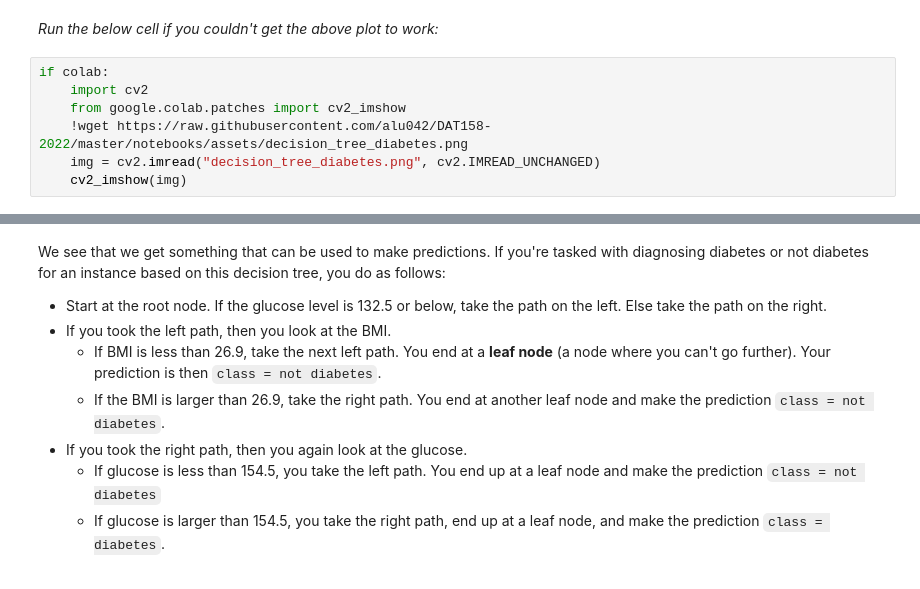
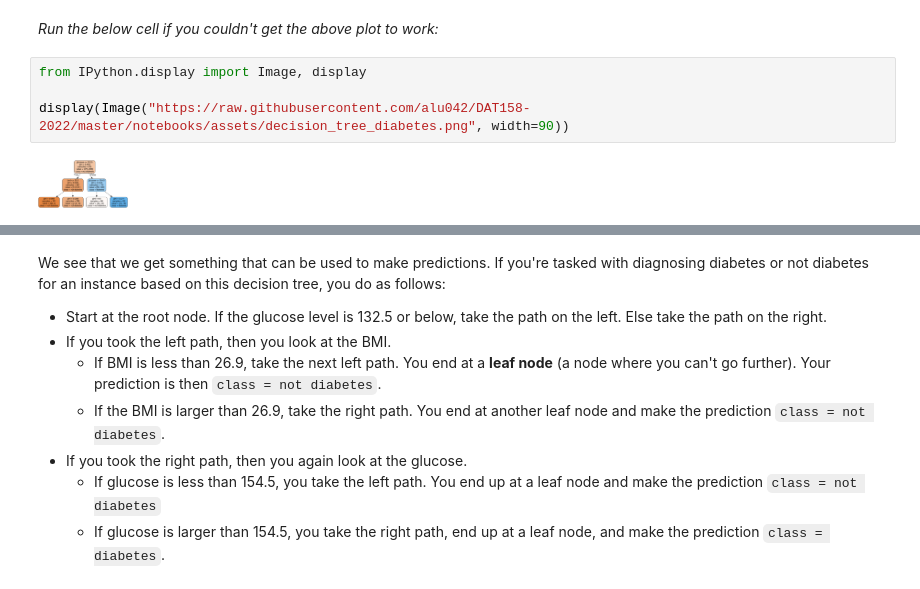
Before and after one commit to emberal/DAT158-2023, a Jupyter notebook: notebooks/DAT158-2.3-Decision_trees.ipynb, the cells around one changed output, grey strips where cells are left out. Cells and saved outputs as stored; diff of their text form.

```diff
--- a/notebooks/DAT158-2.3-Decision_trees.ipynb
+++ b/notebooks/DAT158-2.3-Decision_trees.ipynb
@@ -155,9 +149,8 @@ display(SVG(graph.pipe(format='svg')))
 # %% [markdown]
 *Run the below cell if you couldn't get the above plot to work:*
 # %%
-if colab:
-    import cv2
-    from google.colab.patches import cv2_imshow
-    !wget https://raw.githubusercontent.com/alu042/DAT158-2022/master/notebooks/assets/decision_tree_diabetes.png
-    img = cv2.imread("decision_tree_diabetes.png", cv2.IMREAD_UNCHANGED)
-    cv2_imshow(img)
+from IPython.display import Image, display
+
+display(Image("https://raw.githubusercontent.com/alu042/DAT158-2022/master/notebooks/assets/decision_tree_diabetes.png", width=90))
+# %% [output]
+[figure, added]
```
Also changed, not shown: parts of 38 cells of this notebook, 1 other file.
